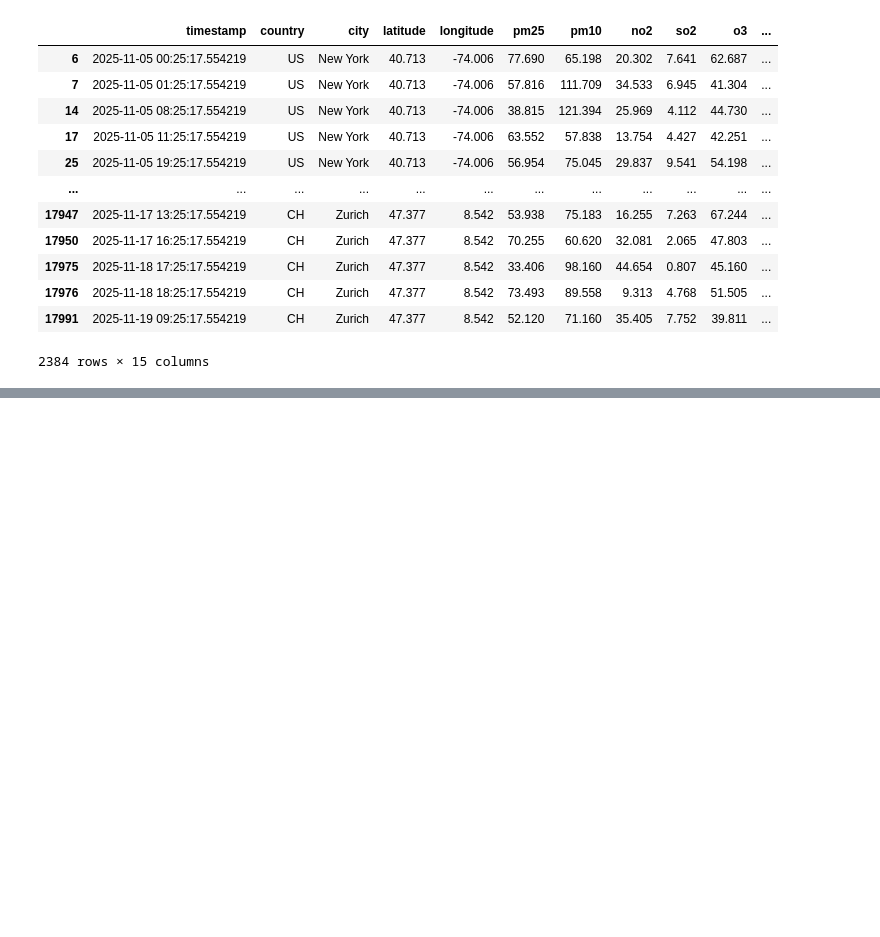
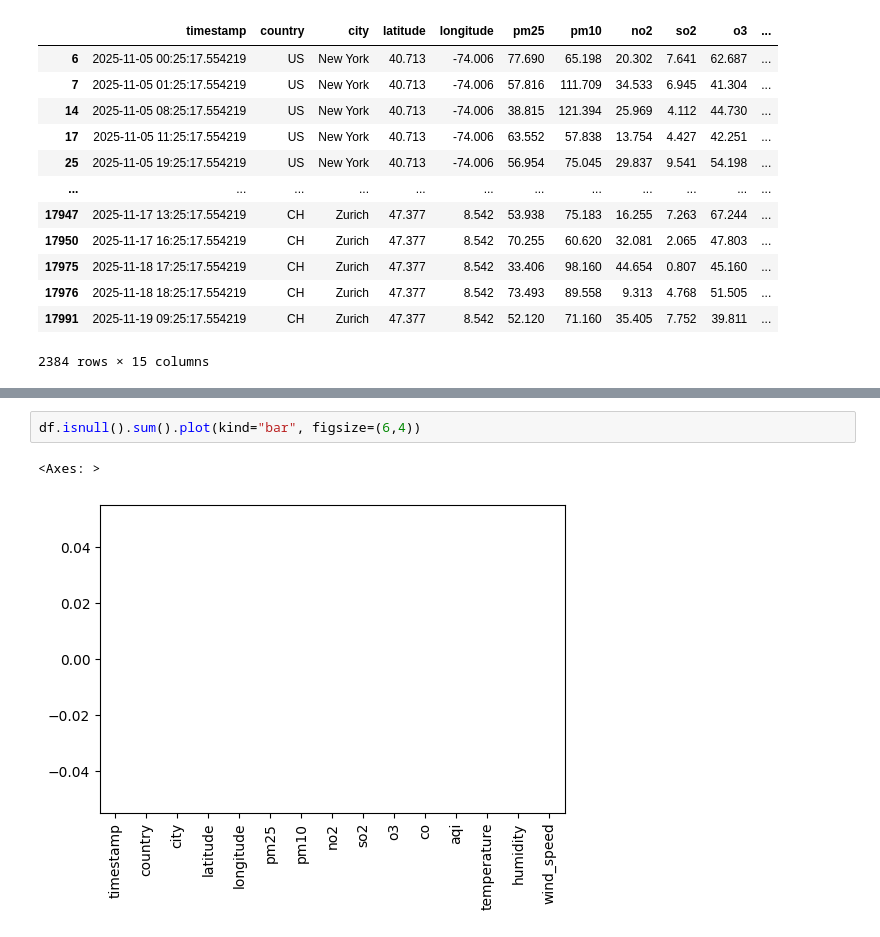
Before and after one commit to Vanshaj14Mohan/AI-and-ML, a Jupyter notebook: Section Two/Practical/task.ipynb, the cells around one changed output, grey strips where cells are left out. Cells and saved outputs as stored; diff of their text form; blank space fills up the shorter version.

```diff
--- a/Section Two/Practical/task.ipynb
+++ b/Section Two/Practical/task.ipynb
@@ -341,0 +361,5 @@ df.query("aqi > @aqi_val & temperature > 30")
+# %%
+df.isnull().sum().plot(kind="bar", figsize=(6,4))
+# %% [output]
+<Axes: >
+[figure, added]
```
Also changed, not shown: parts of 1 cell of this notebook, 1 other file.
